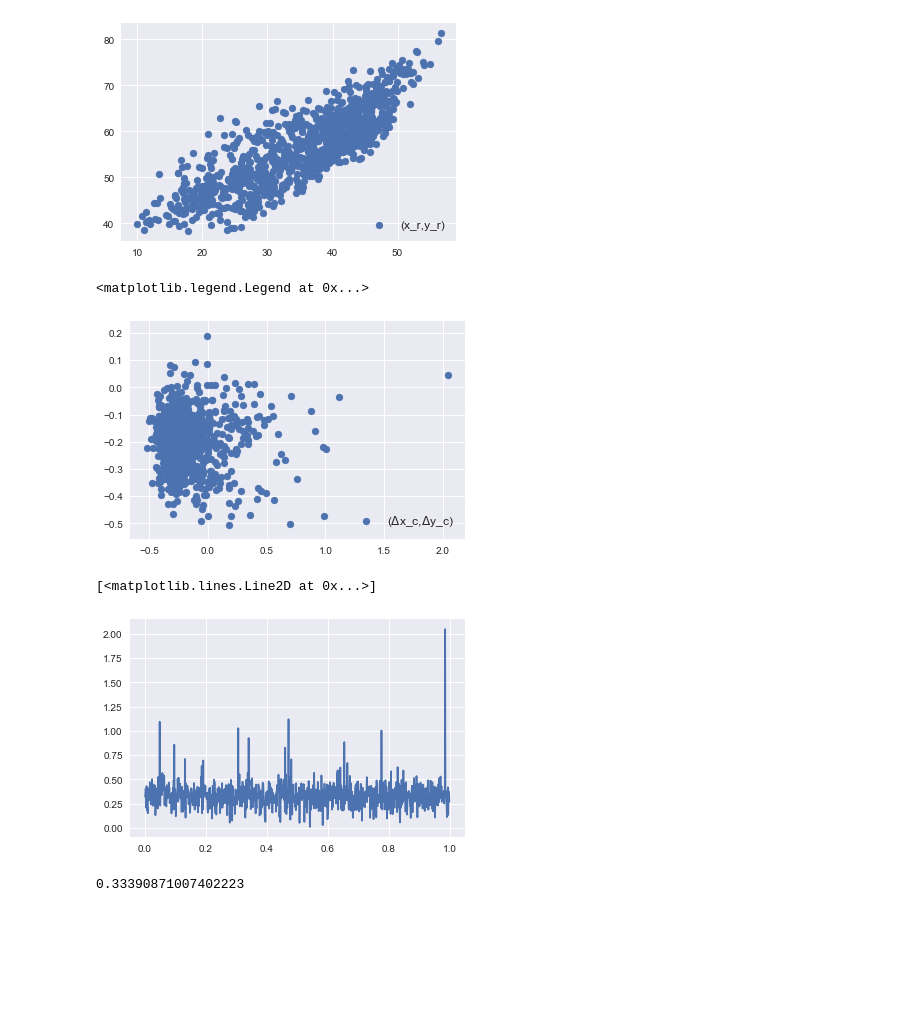
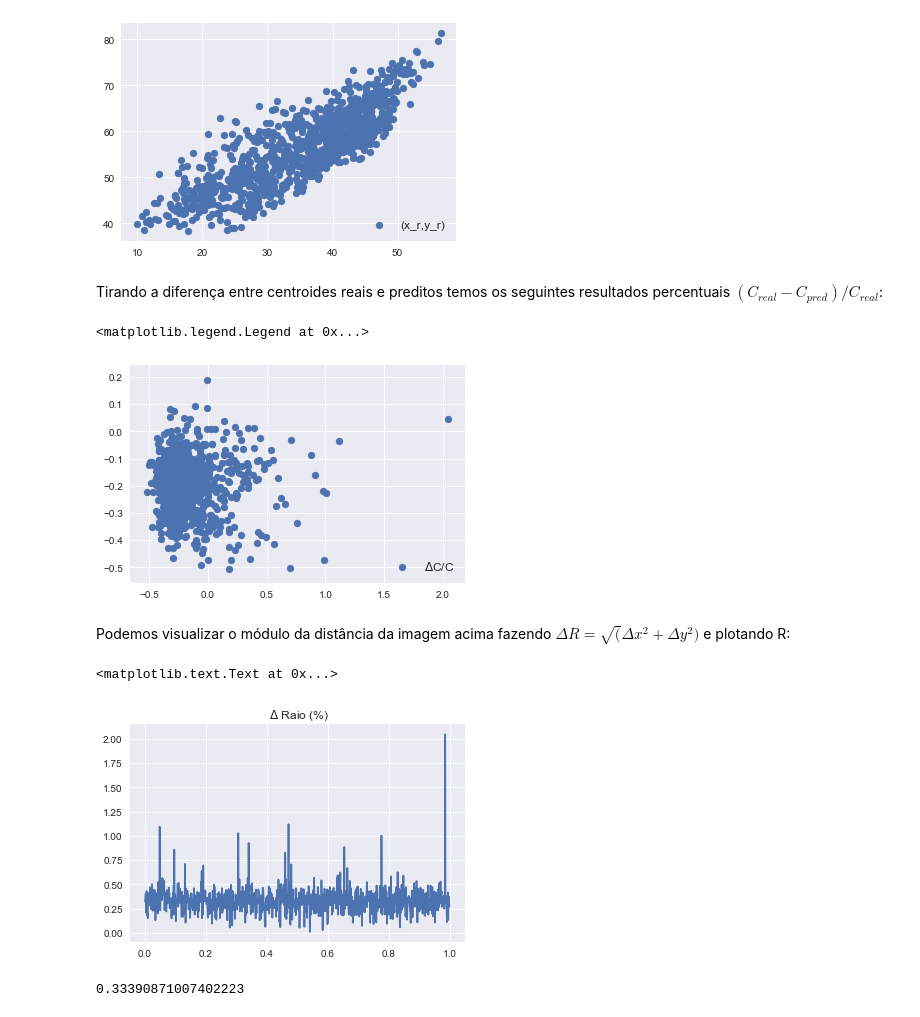
Before and after one commit to cdebom/DeepLearningProblemSolutions, a Jupyter notebook: Problem02-Find_and_Regression/Yuri/centroid_visualization.ipynb, the cells around one changed output. Drawn from its saved outputs; the diff is of its cells as text; code cells hidden in the pictures; blank space fills up the shorter version.

```diff
--- a/Problem02-Find_and_Regression/Yuri/centroid_visualization.ipynb
+++ b/Problem02-Find_and_Regression/Yuri/centroid_visualization.ipynb
@@ -66,21 +74,26 @@ plt.legend(loc='lower right', shadow=True, fontsize='large')
 # %% [output]
 <matplotlib.legend.Legend at 0x...>
 [figure]
+# %% [markdown]
+Tirando a diferença entre centroides reais e preditos temos os seguintes resultados percentuais $(C_{real} - C_{pred}) / C_{real}$:
 # %%
 xmax = np.max(xcen)
 ymax = np.max(ycen)
 deltax = [(xrcen[i] - xcen[i])/xcen[i] for i in range(len(xrcen))]
 deltay = [(yrcen[i] - ycen[i])/ycen[i] for i in range(len(xrcen))]
-plt.scatter(deltax,deltay ,label = '($\Delta$x_c,$\Delta$y_c)')
+plt.scatter(deltax,deltay ,label = '$\Delta$C/C')
 plt.legend(loc='lower right', shadow=True, fontsize='large')
 # %% [output]
 <matplotlib.legend.Legend at 0x...>
-[figure, old version]
+[figure, new version]
+# %% [markdown]
+Podemos visualizar o módulo da distância da imagem acima fazendo $\Delta R = \sqrt(\Delta x^2  + \Delta y^2)$ e plotando R:
 # %%
 xlin = [i/len(deltax) for i in range(len(deltax))]
 dcen = [np.sqrt(deltax[i]**2+ deltay[i]**2) for i in range(len(deltax))]
 plt.plot(xlin,dcen)
+plt.title(' $\Delta$ Raio (%)')
 # %% [output]
-[<matplotlib.lines.Line2D at 0x...>]
+<matplotlib.text.Text at 0x...>
-[figure, old version]
+[figure, new version]
 # %%
```
Also changed, not shown: parts of 10 cells of this notebook.
